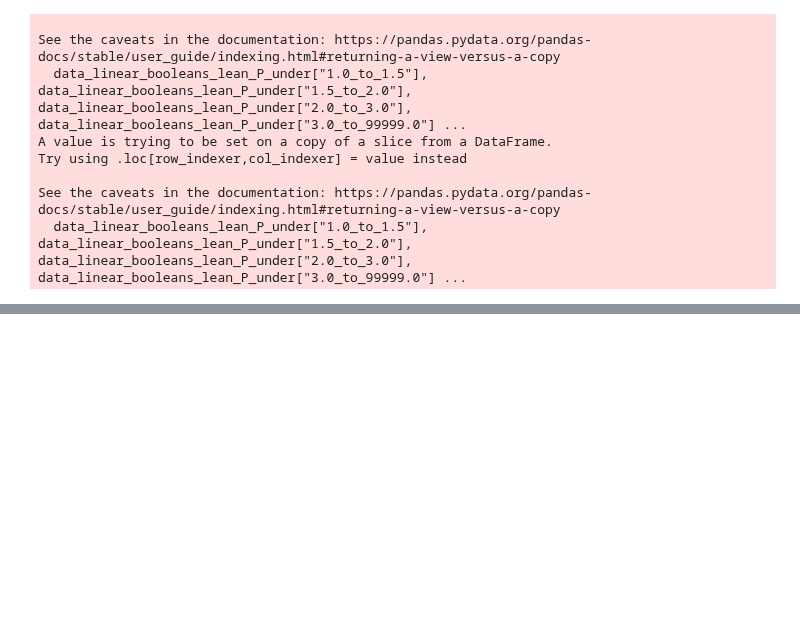
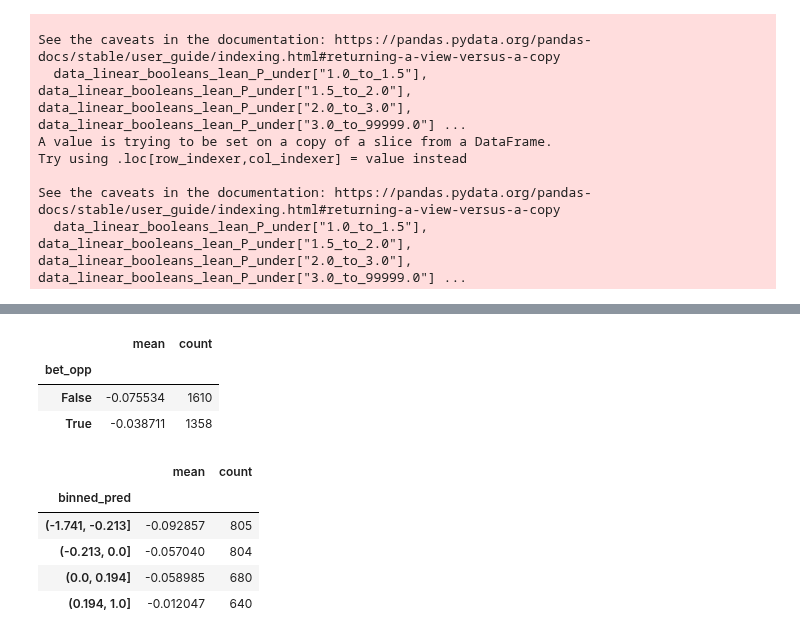
Before and after one commit to rafabertolace/OnThePitch, a Jupyter notebook: notebooks/D4_Linear_Regression_first_model.ipynb, the cells around one changed output, grey strips where cells are left out. Cells and saved outputs as stored; diff of their text form; code cells hidden in the pictures; blank space fills up the shorter version.

```diff
--- a/notebooks/D4_Linear_Regression_first_model.ipynb
+++ b/notebooks/D4_Linear_Regression_first_model.ipynb
@@ -959,0 +884,2 @@ import statsmodels.api as sm
+# %%
+X1 = data_linear_booleans_lean_P_under[['country_1','country_2','country_3','country_4','country_5','country_6','country_7','country_8','country_9','country_10','country_11','month_after_July', 'year_2021_2022', 'game_starts_after_4pm','Pin_pays_better_under_boolean','Market_consensus','%vig_p_bool','PC<2.5_P_boolean','1.0_to_1.5', '1.5_to_2.0', '2.0_to_3.0','3.0_to_99999.0','0, 20','20, 40','40, 60','60, 80','80, 100']]
@@ -986,0 +900,11 @@ Notes:
+# %%
+#XGBoost
+import xgboost as xgb
+import sklearn
+m = xgb.XGBRegressor()
+X_test.rename(columns = {'PC<2.5_P_boolean':'PC_under_2.5_P_boolean'}, inplace = True)
+X_train.rename(columns = {'PC<2.5_P_boolean':'PC_under_2.5_P_boolean'}, inplace = True)
+m.fit(X_train,y_train)
+y_pred_xgb = m.predict(X_test)
+y_pred_xgb = pd.DataFrame(y_pred_xgb)
+r2train = sklearn.metrics.r2_score(y_test, y_pred_xgb)
@@ -986,0 +943,12 @@ Notes:
+# %%
+#XGB
+bins3_xgb = [y_pred_xgb_under_0_min[0], y_pred_xgb_under_0_median[0]+0.0000001, 0, y_pred_xgb_over_0_median, 1] #int(y_pred_xgb_over_0_median[0])
+y_xgb_df = pd.DataFrame(y_test)
+y_pred_xgb_df = pd.DataFrame(y_pred_xgb)
+y_pred_xgb_df["binned_pred"] = pd.cut(y_pred_xgb_df[0], bins3_xgb)
+ind = np.arange(0, len(y_pred_xgb_df))
+ind = ind.tolist()
+y_xgb_df['ind'] = ind
+y_pred_xgb_df['ind'] = ind
+y_final_xgb = y_xgb_df.merge(y_pred_xgb_df, on="ind")#, on = "axis")#, how = "inner")
+y_final_xgb['bet_opp']=y_final_xgb[0]>0
@@ -986,0 +974,19 @@ Notes:
+# %%
+#XGB
+y_final_xgb.groupby('bet_opp')['payout_under_2.5_pinacle_closing'].count()
+y_final_xgb.groupby('bet_opp')['payout_under_2.5_pinacle_closing'].agg(["mean", "count"])
+# %% [output]
+|  | mean | count |
+| bet_opp |  |  |
+| False | -0.075534 | 1610 |
+| True | -0.038711 | 1358 |
+# %%
+y_final_xgb.groupby('binned_pred')['payout_under_2.5_pinacle_closing'].count()
+y_final_xgb.groupby('binned_pred')['payout_under_2.5_pinacle_closing'].agg(["mean", "count"])
+# %% [output]
+|  | mean | count |
+| binned_pred |  |  |
+| (-1.741, -0.213] | -0.092857 | 805 |
+| (-0.213, 0.0] | -0.057040 | 804 |
+| (0.0, 0.194] | -0.058985 | 680 |
+| (0.194, 1.0] | -0.012047 | 640 |
```
Also changed, not shown: parts of 40 cells of this notebook.
